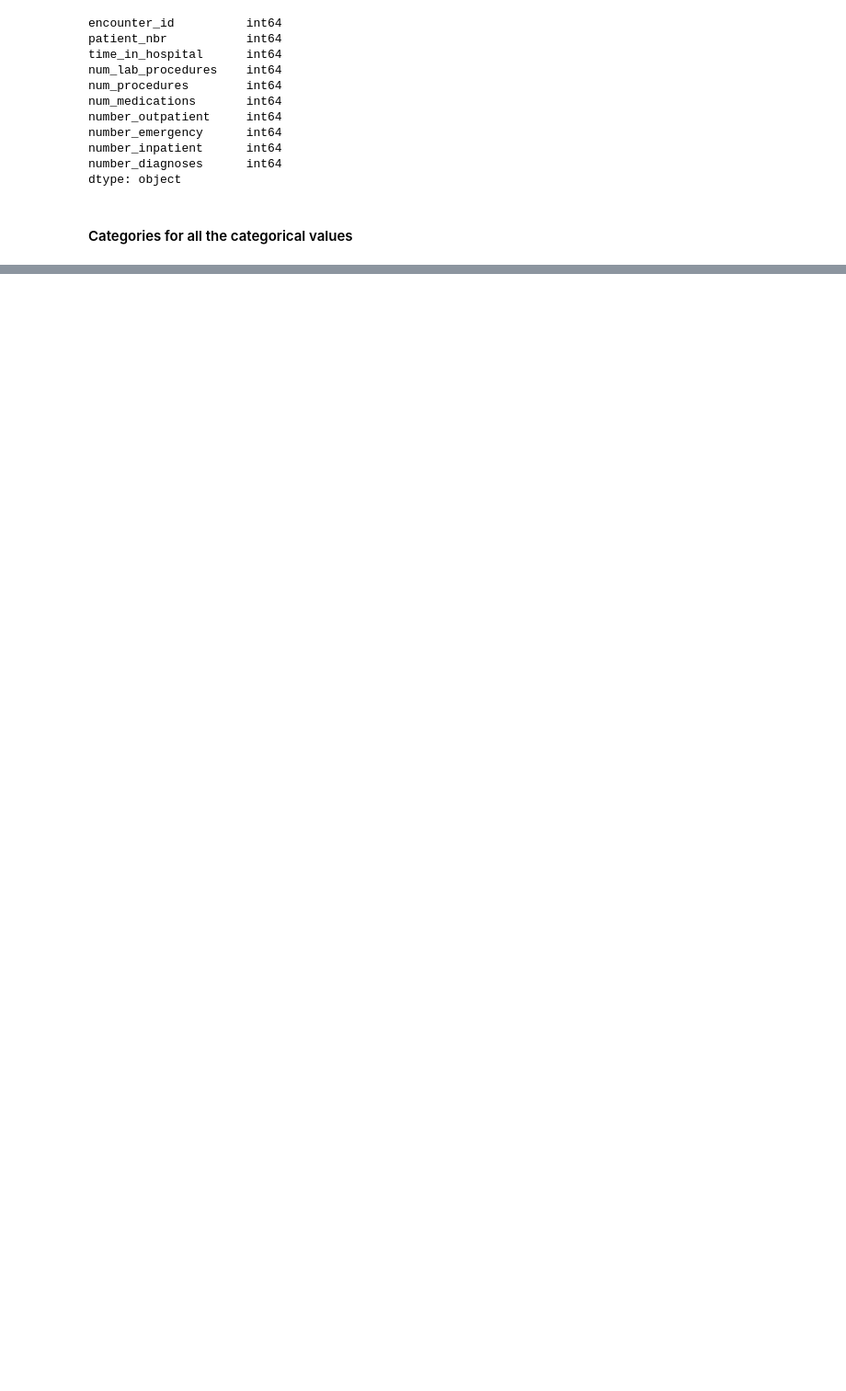
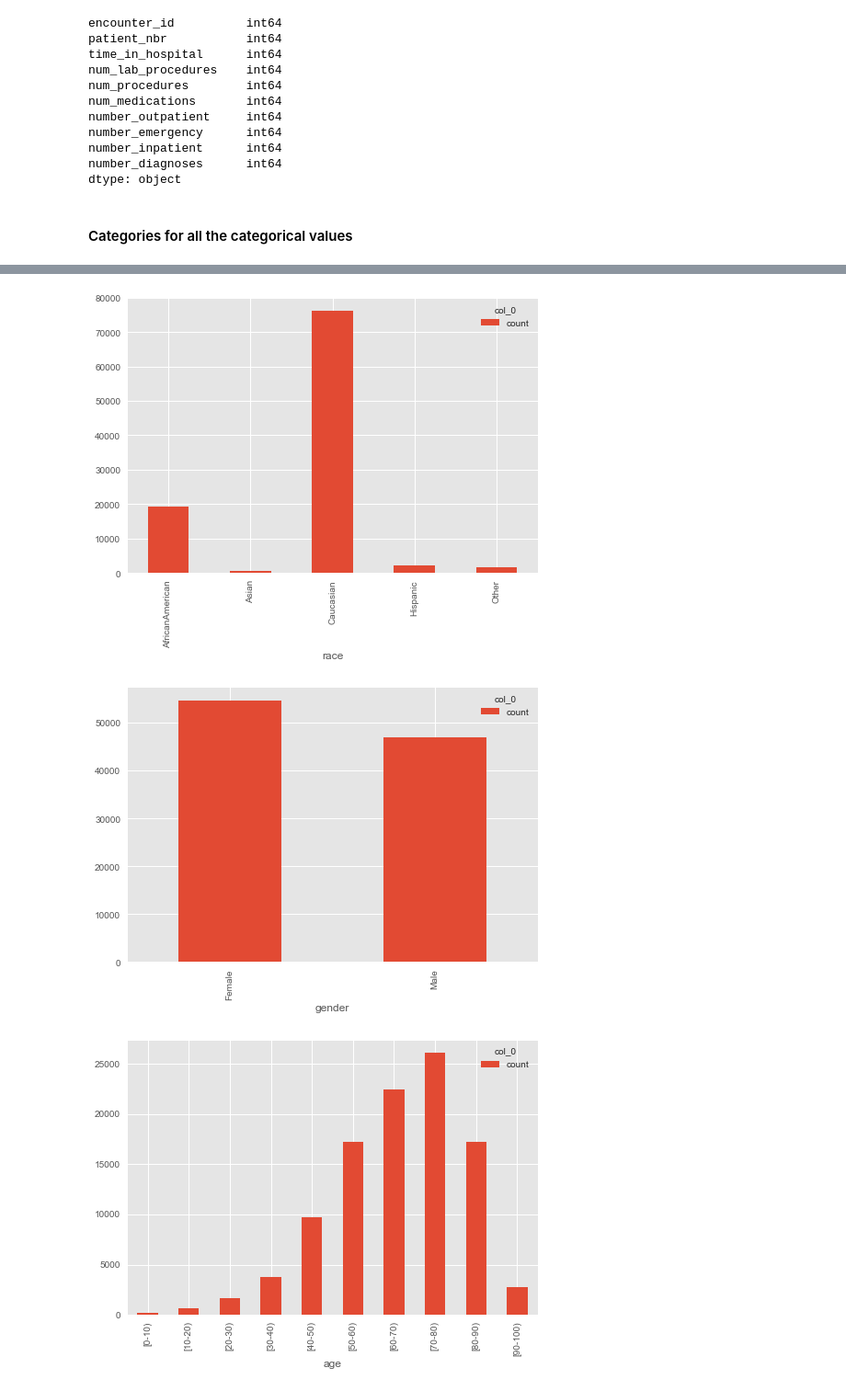
Before and after one commit to karthikreddymathuru/Internship, a Jupyter notebook: internship.ipynb, the cells around one changed output, grey strips where cells are left out. Shown at 92% size. Cells and saved outputs as stored; diff of their text form; code cells hidden in the pictures; blank space fills up the shorter version.

```diff
--- a/internship.ipynb
+++ b/internship.ipynb
@@ -244,0 +296,7 @@ Categories (0, float64): []
+# %%
+for i in diabetes_cat_attr:
+     pd.crosstab(index = diabetes_new[i],columns="count").plot(kind="bar")
+# %% [output]
+[figure, added]
+[figure, added]
+[figure, added]
```
Also changed, not shown: parts of 26 cells of this notebook, 4 other files.
